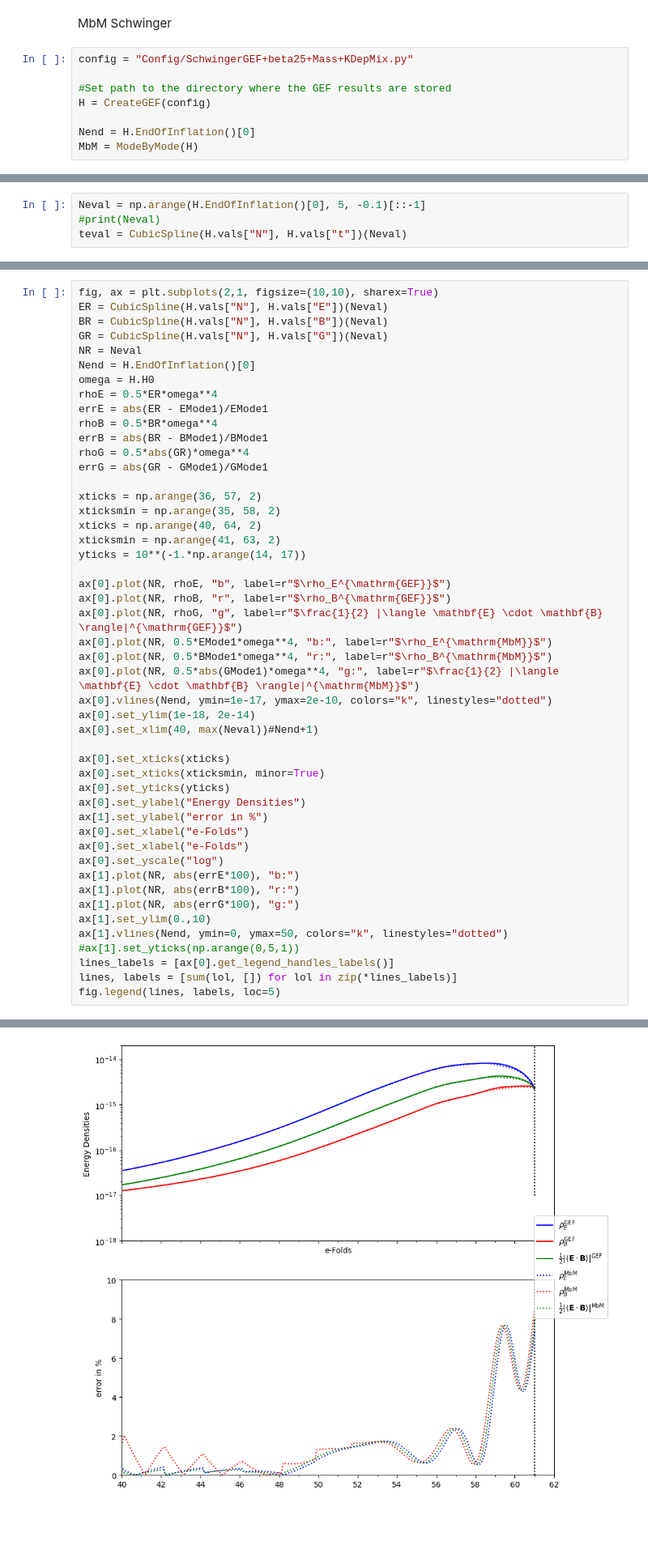
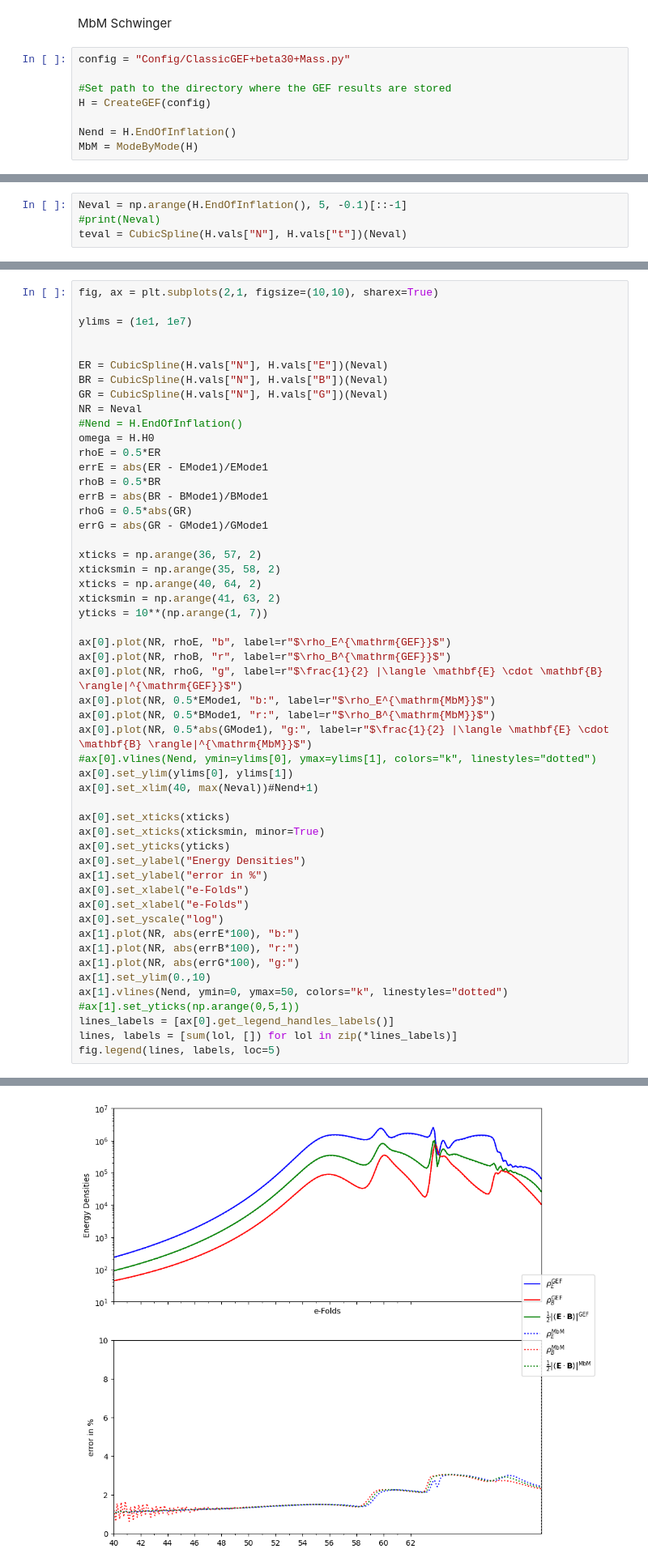
Before and after one commit to richard-von-eckardstein/GEFF, a Jupyter notebook: ModeSolver.ipynb, the cells around one changed output, grey strips where cells are left out. Shown at 81% size. Saved outputs shown, nothing was run; the diff lists cells and outputs as text; blank space fills up the shorter version.

```diff
--- a/ModeSolver.ipynb
+++ b/ModeSolver.ipynb
@@ -10,11 +10,11 @@ from scipy.interpolate import CubicSpline
 # %% [markdown]
 MbM Schwinger
 # %%
-config = "Config/SchwingerGEF+beta25+Mass+KDepMix.py"
+config = "Config/ClassicGEF+beta30+Mass.py"
 
 #Set path to the directory where the GEF results are stored
 H = CreateGEF(config)
 
-Nend = H.EndOfInflation()[0]
+Nend = H.EndOfInflation()
 MbM = ModeByMode(H)
 # %% [output]
@@ -45,4 +48,4 @@ plt.yscale("log")
 # %%
-Neval = np.arange(H.EndOfInflation()[0], 5, -0.1)[::-1]
+Neval = np.arange(H.EndOfInflation(), 5, -0.1)[::-1]
 #print(Neval)
 teval = CubicSpline(H.vals["N"], H.vals["t"])(Neval)
@@ -81,33 +82,37 @@ BMode1 = np.array(BMode)
 GMode1 = np.array(GMode)
 # %%
 fig, ax = plt.subplots(2,1, figsize=(10,10), sharex=True)
+
+ylims = (1e1, 1e7)
+
+
 ER = CubicSpline(H.vals["N"], H.vals["E"])(Neval)
 BR = CubicSpline(H.vals["N"], H.vals["B"])(Neval)
 GR = CubicSpline(H.vals["N"], H.vals["G"])(Neval)
 NR = Neval
-Nend = H.EndOfInflation()[0]
+#Nend = H.EndOfInflation()
 omega = H.H0
-rhoE = 0.5*ER*omega**4
+rhoE = 0.5*ER
 errE = abs(ER - EMode1)/EMode1
-rhoB = 0.5*BR*omega**4
+rhoB = 0.5*BR
 errB = abs(BR - BMode1)/BMode1
-rhoG = 0.5*abs(GR)*omega**4
+rhoG = 0.5*abs(GR)
 errG = abs(GR - GMode1)/GMode1
 
 xticks = np.arange(36, 57, 2)
 xticksmin = np.arange(35, 58, 2)
 xticks = np.arange(40, 64, 2)
 xticksmin = np.arange(41, 63, 2)
-yticks = 10**(-1.*np.arange(14, 17))
+yticks = 10**(np.arange(1, 7))
 
 ax[0].plot(NR, rhoE, "b", label=r"$\rho_E^{\mathrm{GEF}}$")
 ax[0].plot(NR, rhoB, "r", label=r"$\rho_B^{\mathrm{GEF}}$")
 ax[0].plot(NR, rhoG, "g", label=r"$\frac{1}{2} |\langle \mathbf{E} \cdot \mathbf{B} \rangle|^{\mathrm{GEF}}$")
-ax[0].plot(NR, 0.5*EMode1*omega**4, "b:", label=r"$\rho_E^{\mathrm{MbM}}$")
-ax[0].plot(NR, 0.5*BMode1*omega**4, "r:", label=r"$\rho_B^{\mathrm{MbM}}$")
-ax[0].plot(NR, 0.5*abs(GMode1)*omega**4, "g:", label=r"$\frac{1}{2} |\langle \mathbf{E} \cdot \mathbf{B} \rangle|^{\mathrm{MbM}}$")
-ax[0].vlines(Nend, ymin=1e-17, ymax=2e-10, colors="k", linestyles="dotted")
-ax[0].set_ylim(1e-18, 2e-14)
+ax[0].plot(NR, 0.5*EMode1, "b:", label=r"$\rho_E^{\mathrm{MbM}}$")
+ax[0].plot(NR, 0.5*BMode1, "r:", label=r"$\rho_B^{\mathrm{MbM}}$")
+ax[0].plot(NR, 0.5*abs(GMode1), "g:", label=r"$\frac{1}{2} |\langle \mathbf{E} \cdot \mathbf{B} \rangle|^{\mathrm{MbM}}$")
+#ax[0].vlines(Nend, ymin=ylims[0], ymax=ylims[1], colors="k", linestyles="dotted")
+ax[0].set_ylim(ylims[0], ylims[1])
 ax[0].set_xlim(40, max(Neval))#Nend+1)
 
 ax[0].set_xticks(xticks)
@@ -133,3 +137,3 @@ fig.legend(lines, labels, loc=5)
-[figure, old version]
+[figure, new version]
 # %%
 #MbM.SaveMode(teval, ks, Ap, dAp, Am, dAm, name=H.ModeData)
```
Also changed, not shown: parts of 6 cells of this notebook, 4 other files.
